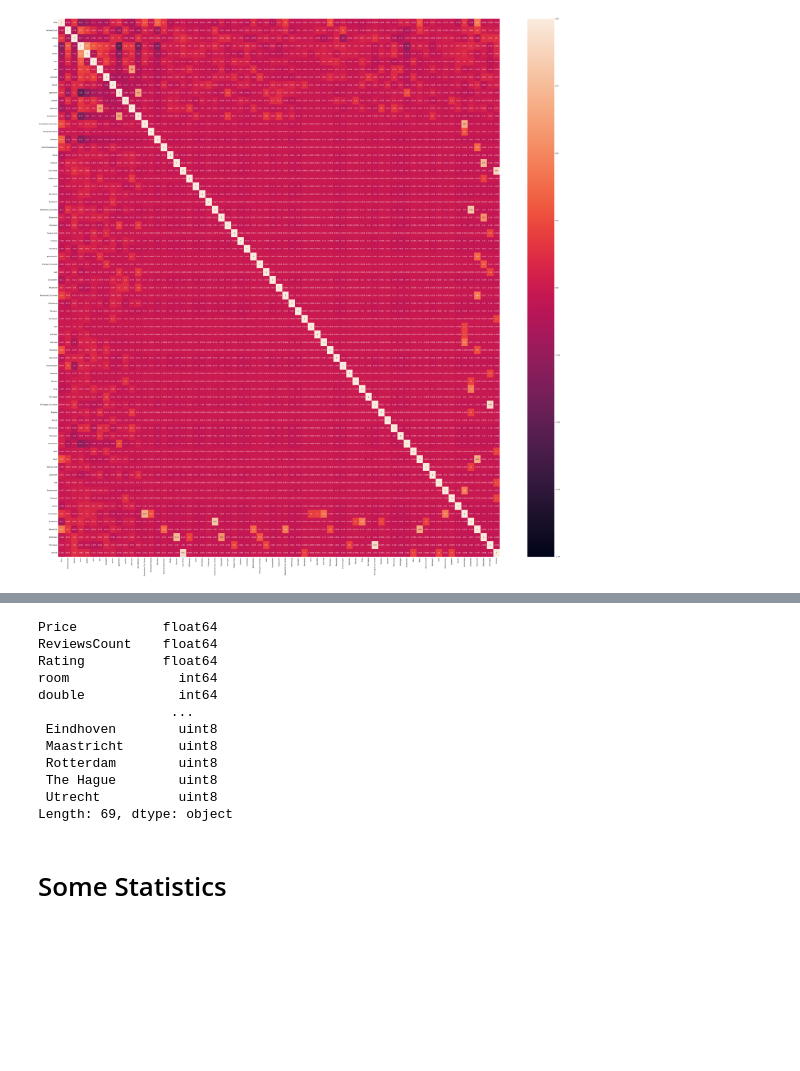
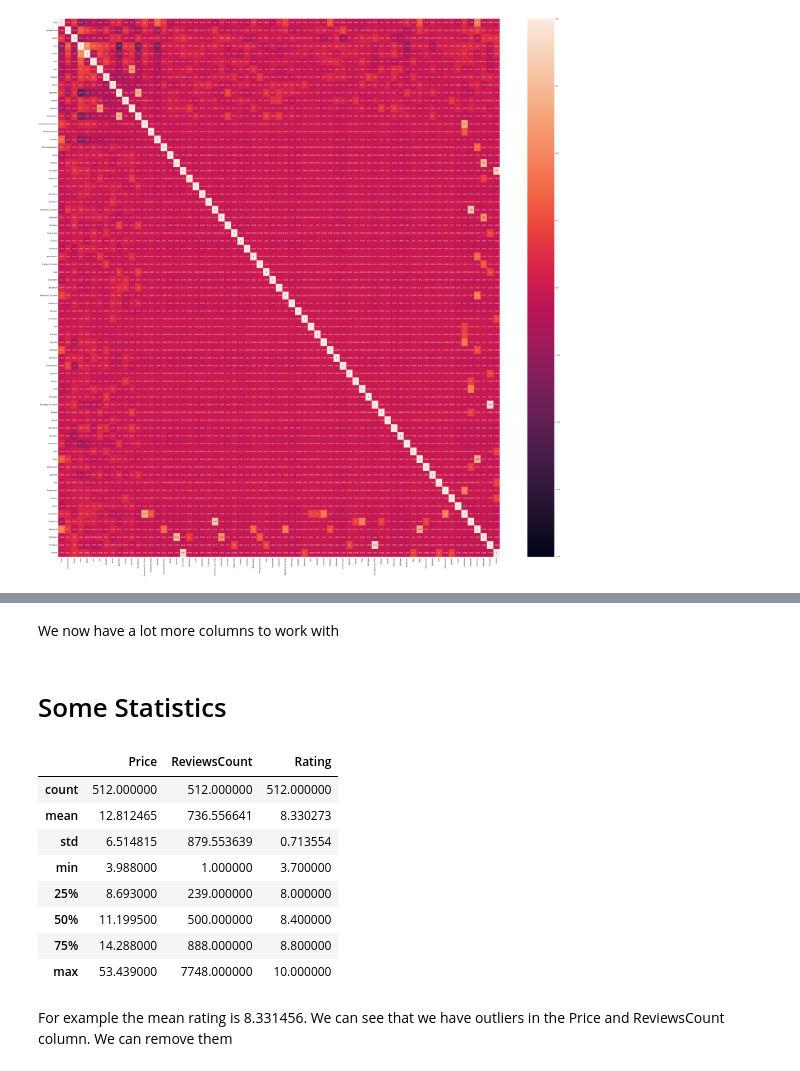
Before and after one commit to pmassouf/Titanic-Competition, a Jupyter notebook: booking-hotels-dataset.ipynb, the cells around one changed output, grey strips where cells are left out. Drawn from its saved outputs; the diff is of its cells as text; code cells hidden in the pictures; blank space fills up the shorter version.

```diff
--- a/booking-hotels-dataset.ipynb
+++ b/booking-hotels-dataset.ipynb
@@ -242,17 +267,18 @@ df
-# %%
-df.dtypes
-# %% [output]
-Price           float64
-ReviewsCount    float64
-Rating          float64
-room              int64
-double            int64
-                 ...
- Eindhoven        uint8
- Maastricht       uint8
- Rotterdam        uint8
- The Hague        uint8
- Utrecht          uint8
-Length: 69, dtype: object
+# %% [markdown]
+We now have a lot more columns to work with
 # %% [markdown]
 # Some Statistics
+# %%
+df[['Price', 'ReviewsCount', 'Rating']].describe()
+# %% [output]
+|  | Price | ReviewsCount | Rating |
+| count | 512.000000 | 512.000000 | 512.000000 |
+| mean | 12.812465 | 736.556641 | 8.330273 |
+| std | 6.514815 | 879.553639 | 0.713554 |
+| min | 3.988000 | 1.000000 | 3.700000 |
+| 25% | 8.693000 | 239.000000 | 8.000000 |
+| 50% | 11.199500 | 500.000000 | 8.400000 |
+| 75% | 14.288000 | 888.000000 | 8.800000 |
+| max | 53.439000 | 7748.000000 | 10.000000 |
+# %% [markdown]
+For example the mean rating is 8.331456. We can see that we have outliers in the Price and ReviewsCount column. We can remove them
```
Also changed, not shown: parts of 42 cells of this notebook.
